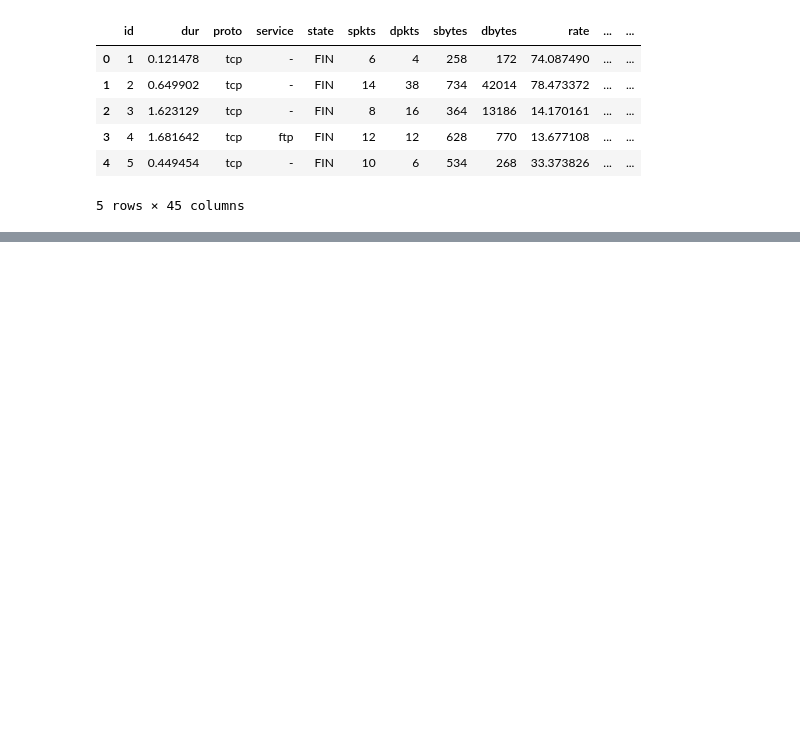
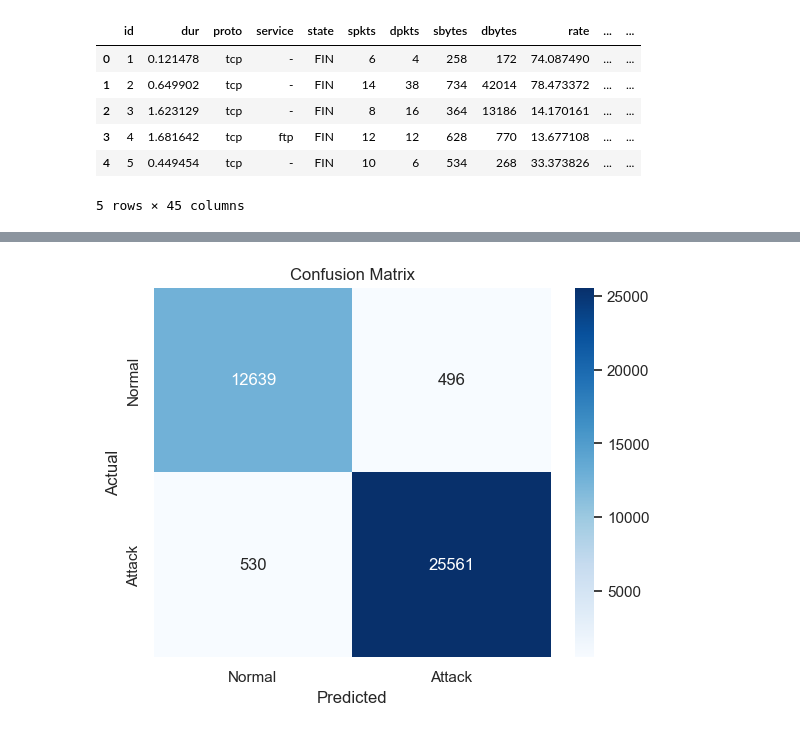
Before and after one commit to Ahsan3172/Zero-day-attack-, a Jupyter notebook: backend/zda.ipynb, the cells around one changed output, grey strips where cells are left out. Drawn from its saved outputs; the diff is of its cells as text; code cells hidden in the pictures; blank space fills up the shorter version.

```diff
--- a/backend/zda.ipynb
+++ b/backend/zda.ipynb
@@ -449,16 +182,0 @@ display(df_capped.head())
-# %%
-# Identify categorical columns in the capped DataFrame
-categorical_cols_capped = df_capped.select_dtypes(include='object').columns.tolist()
-print("Categorical Columns in df_capped:", categorical_cols_capped)
-
-from sklearn.preprocessing import LabelEncoder
-
-# Apply Label Encoding to all identified categorical columns
-label_encoders = {}
-for col in categorical_cols_capped:
-    le = LabelEncoder()
-    df_capped[col] = le.fit_transform(df_capped[col])
-    label_encoders[col] = le # Store encoders if needed for inverse transformation later
-
-print("\nDataFrame head after Label Encoding:")
-display(df_capped.head())
@@ -1035,0 +183,3 @@ This framework provides a structured approach to comparing anomaly detection mod
+# %%
+df['Class']=df['Class'].map({'Normal':0,'Attack':1})
+df.head()
@@ -1035,0 +253,68 @@ This framework provides a structured approach to comparing anomaly detection mod
+# %%
+import pandas as pd
+from sklearn.model_selection import train_test_split
+from sklearn.preprocessing import OneHotEncoder, StandardScaler
+from sklearn.compose import ColumnTransformer
+from sklearn.pipeline import Pipeline
+from sklearn.ensemble import RandomForestClassifier
+from sklearn.metrics import accuracy_score, classification_report, confusion_matrix
+import seaborn as sns
+import matplotlib.pyplot as plt
+
+# Features and Target
+X = df.drop(["Class", "Label"], axis=1)
+y = df["Class"]
+
+# Categorical & numerical features
+categorical_features = ["proto", "service", "state"]
+numerical_features = [col for col in X.columns if col not in categorical_features]
+
+# Preprocessors
+categorical_transformer = OneHotEncoder(handle_unknown="ignore")
+numerical_transformer = StandardScaler()
+
+preprocessor = ColumnTransformer(
+    transformers=[
+        ("num", numerical_transformer, numerical_features),
+        ("cat", categorical_transformer, categorical_features)
+    ]
+)
+
+# Pipeline
+pipeline = Pipeline(steps=[
+    ("preprocessor", preprocessor),
+    ("classifier", RandomForestClassifier(n_estimators=100, random_state=42))
+])
+
+# Train-test split
+X_train, X_test, y_train, y_test = train_test_split(
+    X, y, test_size=0.2, random_state=42, stratify=y
+)
+
+# Train
+pipeline.fit(X_train, y_train)
+
+# Predictions
+y_pred = pipeline.predict(X_test)
+
+# Evaluation
+accuracy = accuracy_score(y_test, y_pred)
+print(f"✅ Model Accuracy: {accuracy:.4f}\n")
+
+print("📊 Classification Report:")
+print(classification_report(y_test, y_pred))
+
+# Confusion Matrix
+cm = confusion_matrix(y_test, y_pred)
+print("\n📌 Confusion Matrix:")
+print(cm)
+
+# Visualization
+sns.heatmap(cm, annot=True, fmt='d', cmap='Blues',
+            xticklabels=['Normal', 'Attack'],
+            yticklabels=['Normal', 'Attack'])
+plt.xlabel("Predicted")
+plt.ylabel("Actual")
+plt.title("Confusion Matrix")
+plt.show()
+# %% [output]
@@ -1035,0 +337 @@ This framework provides a structured approach to comparing anomaly detection mod
+[figure, added]
```
Also changed, not shown: parts of 48 cells of this notebook, 22 other files.
